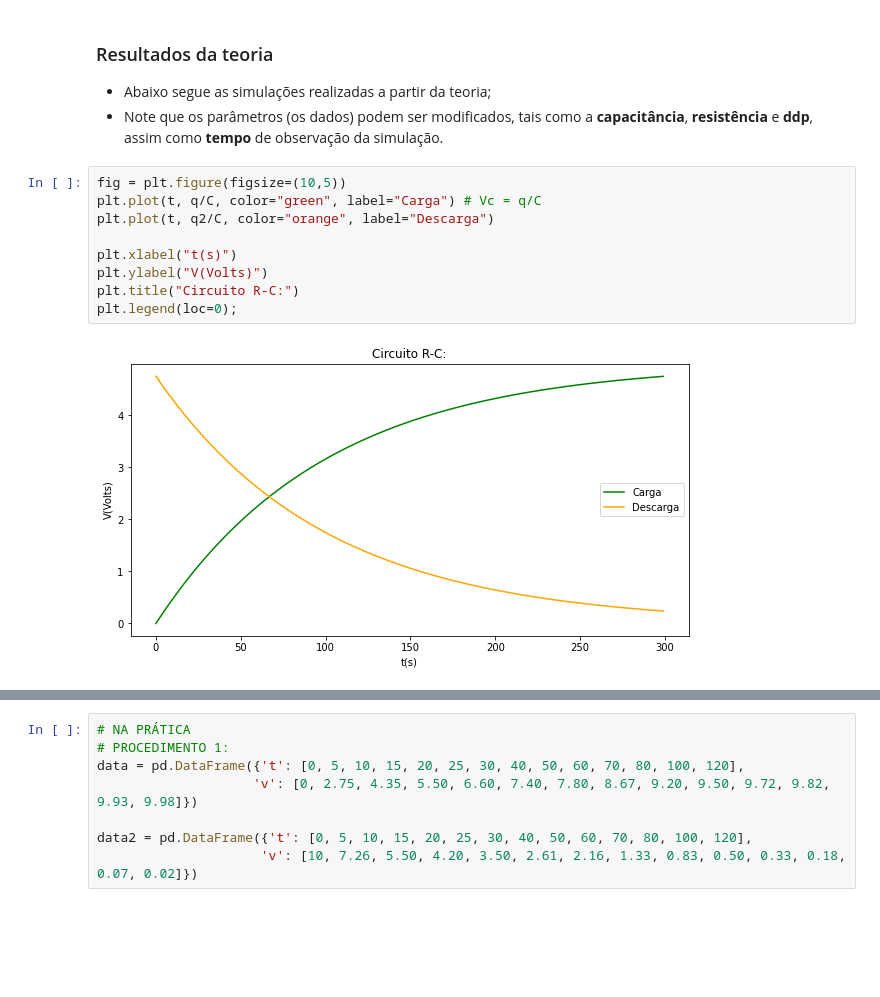
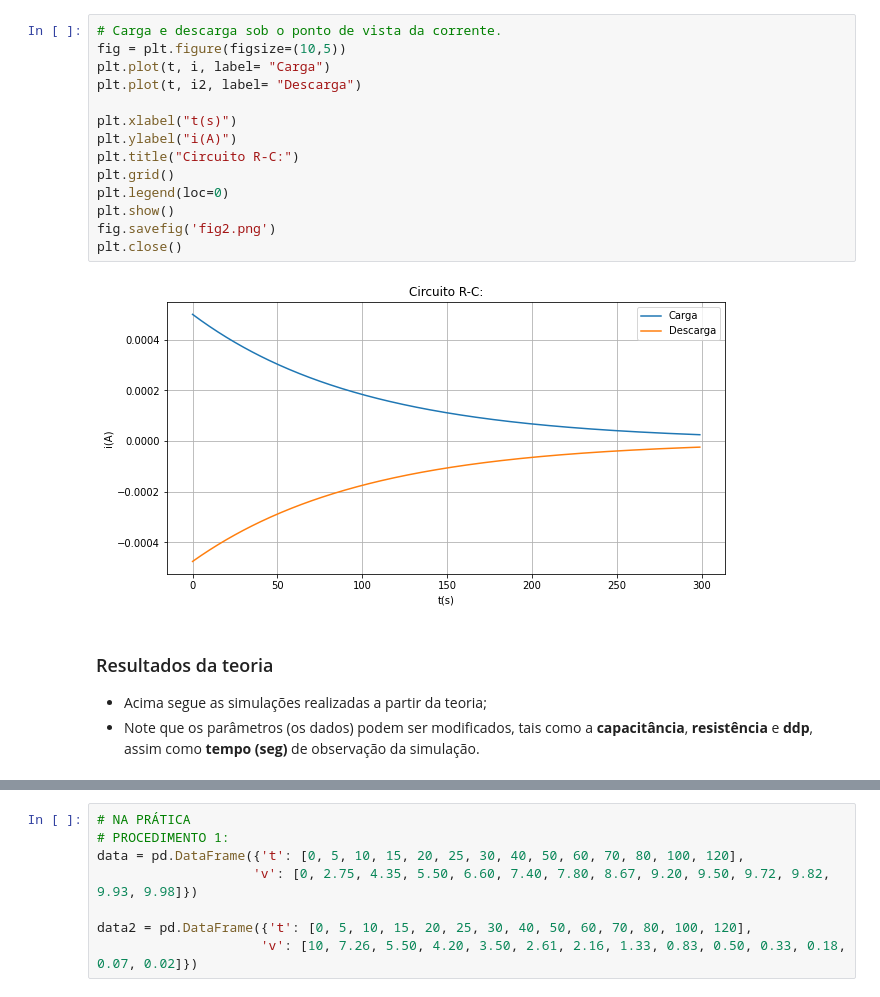
Before and after one commit to Raul-rx7/projeto_circuitos_rc, a Jupyter notebook: pre_projeto.ipynb, the cells around one changed output, grey strips where cells are left out. Drawn from its saved outputs; the diff is of its cells as text; blank space fills up the shorter version.

```diff
--- a/pre_projeto.ipynb
+++ b/pre_projeto.ipynb
@@ -39,15 +101,20 @@ i2 = (-Q0*(np.exp(-t/tal)))/R # Corrente instantânea
+# %%
+# Carga e descarga sob o ponto de vista da corrente.
+fig = plt.figure(figsize=(10,5))
+plt.plot(t, i, label= "Carga")
+plt.plot(t, i2, label= "Descarga")
+
+plt.xlabel("t(s)")
+plt.ylabel("i(A)")
+plt.title("Circuito R-C:")
+plt.grid()
+plt.legend(loc=0)
+plt.show()
+fig.savefig('fig2.png')
+plt.close()
+# %% [output]
+[figure, added]
 # %% [markdown]
 ### Resultados da teoria
-- Abaixo segue as simulações realizadas a partir da teoria;
-- Note que os parâmetros (os dados) podem ser modificados, tais como a **capacitância**, **resistência** e **ddp**, assim como **tempo** de observação da simulação.
+- Acima segue as simulações realizadas a partir da teoria;
+- Note que os parâmetros (os dados) podem ser modificados, tais como a **capacitância**, **resistência** e **ddp**, assim como **tempo (seg)** de observação da simulação.
-# %%
-fig = plt.figure(figsize=(10,5))
-plt.plot(t, q/C, color="green", label="Carga") # Vc = q/C
-plt.plot(t, q2/C, color="orange", label="Descarga")
-
-plt.xlabel("t(s)")
-plt.ylabel("V(Volts)")
-plt.title("Circuito R-C:")
-plt.legend(loc=0);
-# %% [output]
-[figure, removed]
```
Also changed, not shown: parts of 13 cells of this notebook.
